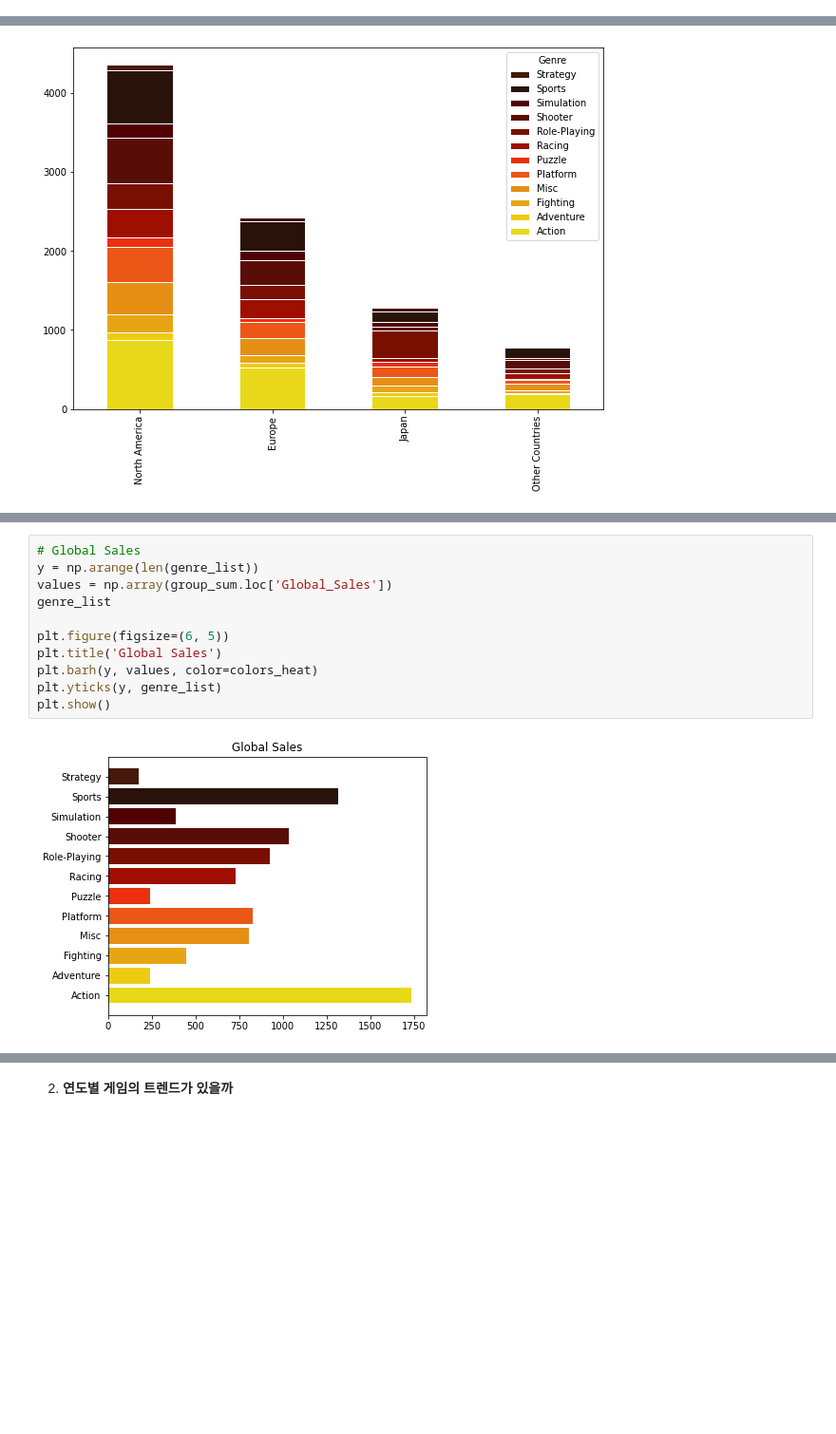
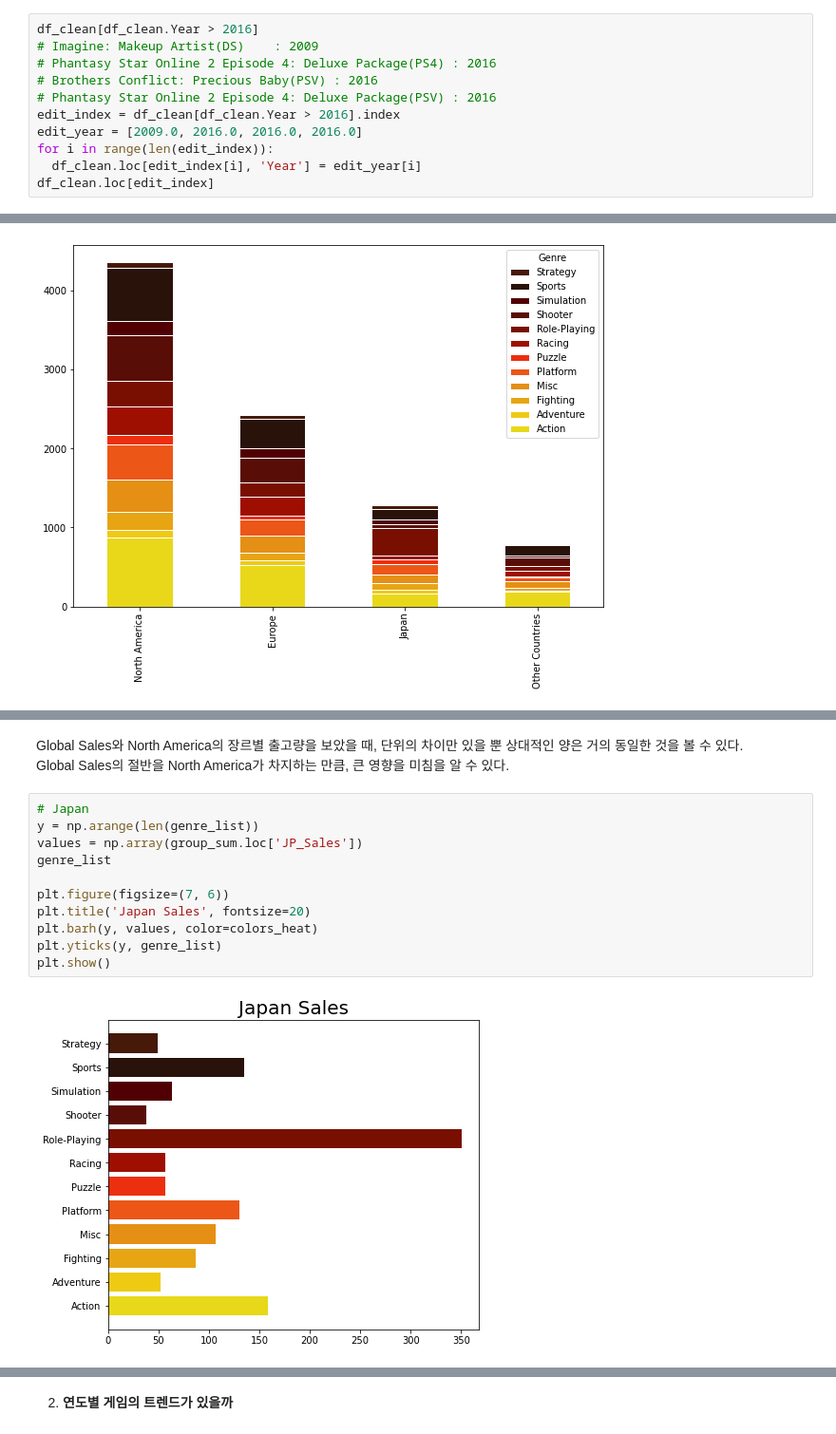
Before and after one commit to nan-park/section1_project, a Jupyter notebook: AI_section1_project.ipynb, the cells around one changed output, grey strips where cells are left out. Shown at 95% size. Cells and saved outputs as stored; diff of their text form; blank space fills up the shorter version.

```diff
--- a/AI_section1_project.ipynb
+++ b/AI_section1_project.ipynb
@@ -404,0 +412,11 @@ dtype: int64
+# %%
+df_clean[df_clean.Year > 2016]
+# Imagine: Makeup Artist(DS)	: 2009
+# Phantasy Star Online 2 Episode 4: Deluxe Package(PS4)	: 2016
+# Brothers Conflict: Precious Baby(PSV) : 2016
+# Phantasy Star Online 2 Episode 4: Deluxe Package(PSV)	: 2016
+edit_index = df_clean[df_clean.Year > 2016].index
+edit_year = [2009.0, 2016.0, 2016.0, 2016.0]
+for i in range(len(edit_index)):
+  df_clean.loc[edit_index[i], 'Year'] = edit_year[i]
+df_clean.loc[edit_index]
@@ -612,13 +675,16 @@ plt.show()
+# %% [markdown]
+Global Sales와 North America의 장르별 출고량을 보았을 때, 단위의 차이만 있을 뿐 상대적인 양은 거의 동일한 것을 볼 수 있다.<br>
+Global Sales의 절반을 North America가 차지하는 만큼, 큰 영향을 미침을 알 수 있다.
 # %%
-# Global Sales
+# Japan
 y = np.arange(len(genre_list))
-values = np.array(group_sum.loc['Global_Sales'])
+values = np.array(group_sum.loc['JP_Sales'])
 genre_list
 
-plt.figure(figsize=(6, 5))
-plt.title('Global Sales')
+plt.figure(figsize=(7, 6))
+plt.title('Japan Sales', fontsize=20)
 plt.barh(y, values, color=colors_heat)
 plt.yticks(y, genre_list)
 plt.show()
 # %% [output]
-[figure, old version]
+[figure, new version]
```
Also changed, not shown: parts of 21 cells of this notebook.
